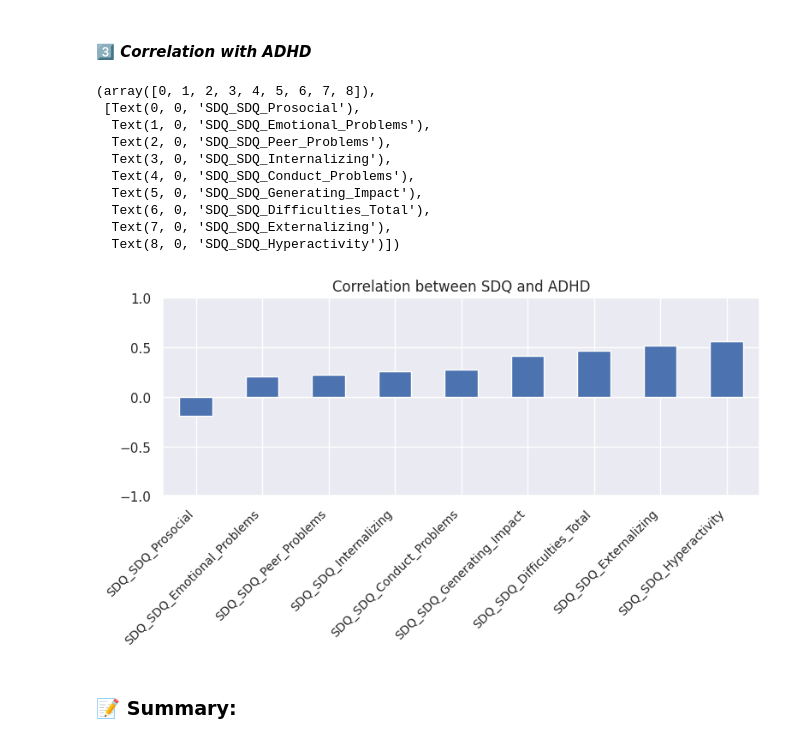
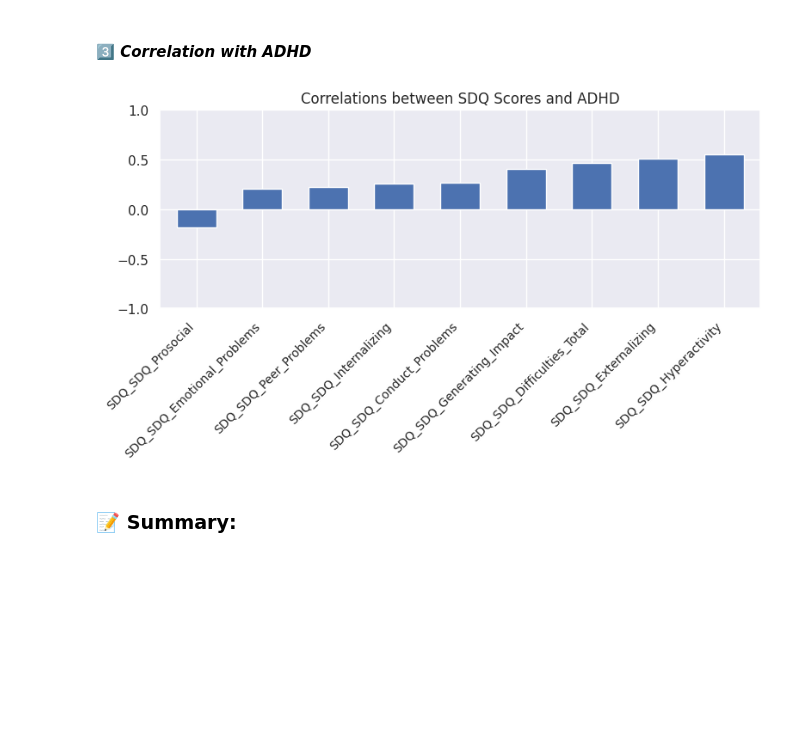
Before and after one commit to yigaai/Psycho_Neuro_ML_Project, a Jupyter notebook: understand-adhd.ipynb, the cells around one changed output. Drawn from its saved outputs; the diff is of its cells as text; code cells hidden in the pictures; blank space fills up the shorter version.

```diff
--- a/understand-adhd.ipynb
+++ b/understand-adhd.ipynb
@@ -420,10 +391,26 @@ df = fill_missing_bidirectional(data = df,
                                 col1= 'Barratt_Barratt_P1_Occ',
                                 col2= 'Barratt_Barratt_P1_Edu')
 # %%
-df['P2_All_Missing'] = (df['Barratt_Barratt_P2_Occ'].isna()
+df['flag2_Missing'] = (df['Barratt_Barratt_P2_Occ'].isna()
                          & df['Barratt_Barratt_P2_Edu'].isna()).astype(int)
-df['P1_All_Missing'] = (df['Barratt_Barratt_P1_Occ'].isna()
+df['flag1_Missing'] = (df['Barratt_Barratt_P1_Occ'].isna()
                          & df['Barratt_Barratt_P1_Edu'].isna()).astype(int)
+# %%
+def fill_missing_pairs(df, flag_col, target_columns, special_val= -99):
+
+    for col in target_columns:
+        df.loc[df[flag_col]==1, col] = special_val
+    return df
+
+
+
+df = fill_missing_pairs(df,
+                       'flag2_Missing',
+                       ['Barratt_Barratt_P2_Occ','Barratt_Barratt_P2_Edu'])
+
+df = fill_missing_pairs(df,
+                        'flag1_Missing',
+                         ['Barratt_Barratt_P1_Occ','Barratt_Barratt_P1_Edu'])
 # %% [markdown]
 ### 🏫 **MRI_Track_Scan_Location**
 # %%
@@ -431,8 +418,3 @@ loca_mode = df['MRI_Track_Scan_Location'].mode()[0]
 df['MRI_Track_Scan_Location'].fillna(loca_mode, inplace=True)
 # %% [markdown]
 ###  🧕🏾 **Ethnicity & Race**
-# %%
-df['PreInt_Demos_Fam_Child_Ethnicity'].fillna(df['PreInt_Demos_Fam_Child_Ethnicity'].mode()[0],
-                                             inplace=True)
-df['PreInt_Demos_Fam_Child_Race'].fillna(df['PreInt_Demos_Fam_Child_Race'].mode()[0],
-                                             inplace=True)
@@ -494,3 +423,5 @@ plt.show()
+# %%
+df = df.dropna(subset=['PreInt_Demos_Fam_Child_Ethnicity', 'PreInt_Demos_Fam_Child_Race'])
 # %% [markdown]
 # 🎥   ***Data Visualization***
 # %% [markdown]
@@ -575,26 +531,21 @@ plt.show()
 # %%
 corr_SDQ_ADHD = df[SDQ_cols + ['ADHD_Outcome']].corr()['ADHD_Outcome'].drop('ADHD_Outcome').sort_values()
 
 fig = plt.figure(figsize=(9,3))
-corr_SDQ_ADHD.plot(kind='bar')
+ax = corr_SDQ_ADHD.plot(kind='bar',
+                        width=0.6,
+                        title= 'Correlations between SDQ Scores and ADHD',
+                        )
 
-plt.title('Correlation between SDQ and ADHD')
-plt.ylim(-1,1)
-plt.xticks(rotation=45,
-           ha='right',
-           fontsize=10)
+ax.set(ylim=[-1,1])
+ax.set_xticklabels(corr_SDQ_ADHD.index,
+                   rotation=45,
+                   ha='right',
+                   fontsize=10)
+
+plt.show()
 # %% [output]
-(array([0, 1, 2, 3, 4, 5, 6, 7, 8]),
- [Text(0, 0, 'SDQ_SDQ_Prosocial'),
-  Text(1, 0, 'SDQ_SDQ_Emotional_Problems'),
-  Text(2, 0, 'SDQ_SDQ_Peer_Problems'),
-  Text(3, 0, 'SDQ_SDQ_Internalizing'),
-  Text(4, 0, 'SDQ_SDQ_Conduct_Problems'),
-  Text(5, 0, 'SDQ_SDQ_Generating_Impact'),
-  Text(6, 0, 'SDQ_SDQ_Difficulties_Total'),
-  Text(7, 0, 'SDQ_SDQ_Externalizing'),
-  Text(8, 0, 'SDQ_SDQ_Hyperactivity')])
-[figure, old version]
+[figure, new version]
 # %% [markdown]
 ### 📝 **Summary:**
 # %% [markdown]
```
Also changed, not shown: parts of 25 cells of this notebook.
